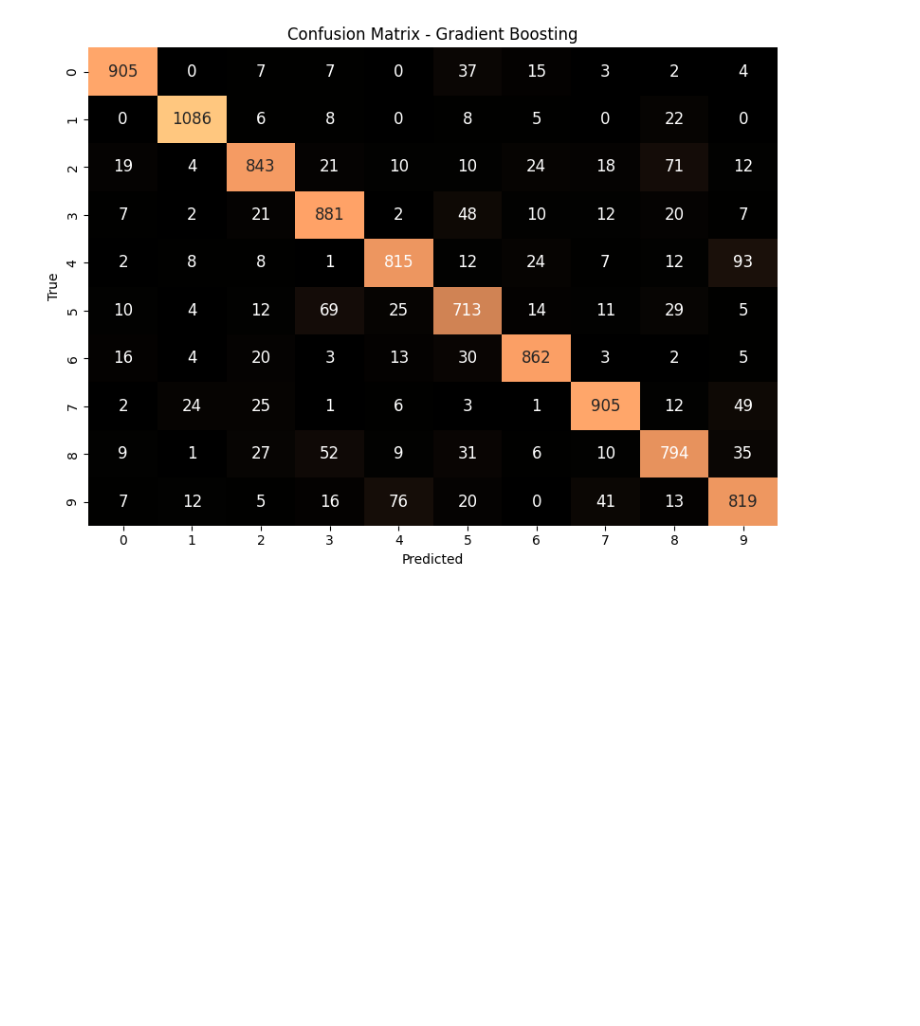
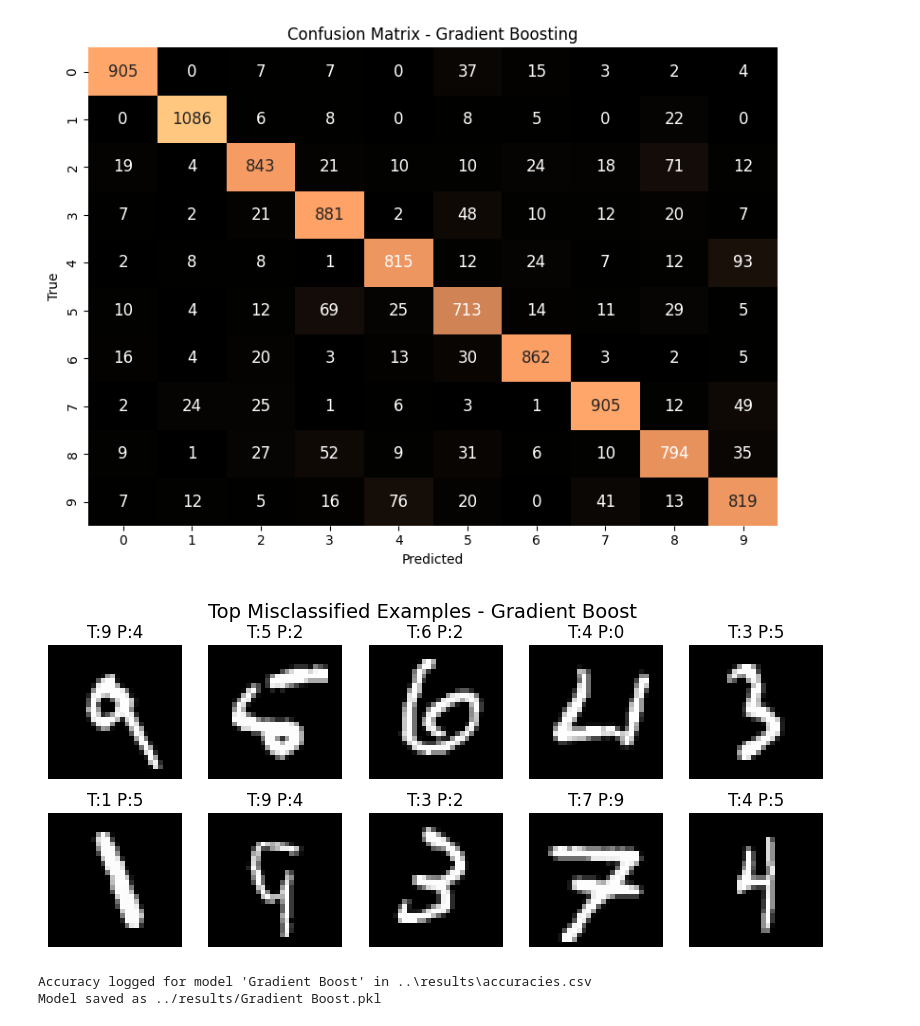
Before and after one commit to sripragnabitra/HandwrittenDigitsRecognition, a Jupyter notebook: notebooks/06_gradient_boost.ipynb, the cells around one changed output. Cells and saved outputs as stored; diff of their text form; code cells hidden in the pictures; blank space fills up the shorter version.

```diff
--- a/notebooks/06_gradient_boost.ipynb
+++ b/notebooks/06_gradient_boost.ipynb
@@ -55,6 +55,17 @@ plt.ylabel("True")
 plt.title("Confusion Matrix - Gradient Boosting")
 plt.tight_layout()
 plt.show()
+
+# Show misclassified examples
+misclassified_idx_rf = np.where(y_pred_gb != y_test)[0]
+plt.figure(figsize=(10, 4))
+for i, idx in enumerate(misclassified_idx_rf[:10]):
+    plt.subplot(2, 5, i+1)
+    plt.imshow(X_test[idx], cmap='gray')
+    plt.title(f"T:{y_test[idx]} P:{y_pred_gb[idx]}")
+    plt.axis('off')
+plt.suptitle("Top Misclassified Examples - Gradient Boost", fontsize=14)
+plt.show()
 # %% [output]
 Project root added to sys.path: d:\Handwritten Digit Recognition
 
@@ -64,13 +75,56 @@ Project root added to sys.path: d:\Handwritten Digit Recognition
 
  Classification Report:
               precision    recall  f1-score   support
 
            0       0.93      0.92      0.92       980
            1       0.95      0.96      0.95      1135
            2       0.87      0.82      0.84      1032
 ... (7 lines left out)
 
     accuracy                           0.86     10000
    macro avg       0.86      0.86      0.86     10000
 weighted avg       0.86      0.86      0.86     10000
 [figure]
+[figure, added]
+# %%
+import os
+import pandas as pd
+import joblib
+
+# Path for accuracy log file
+ACC_LOG = "results/model_accuracies.csv"
+
+# Append model name + accuracy
+model_name = "Gradient Boost"
+
+results_dir = os.path.join("..", "results")
+os.makedirs(results_dir, exist_ok=True)
+results_file = os.path.join(results_dir, "accuracies.csv")
+
+# Append or Create CSV
+if os.path.exists(results_file):
+    df = pd.read_csv(results_file)
+    df = df[["model_name", "accuracy_value"]] if "accuracy_value" in df.columns else pd.DataFrame(columns=["model_name", "accuracy_value"])
+else:
+    df = pd.DataFrame(columns=["model_name", "accuracy_value"])
+
+# Remove old entry if model already logged (to avoid duplicates)
+df = df[df["model_name"] != model_name]
+
+# Add new row
+df = pd.concat([df, pd.DataFrame([{
+    "model_name": model_name,
+    "accuracy_value": acc_gb
+}])], ignore_index=True)
+
+# Save
+df.to_csv(results_file, index=False)
+
+# Save model
+joblib.dump(gb_model, f"../results/{model_name}.pkl")
+
+print(f"Accuracy logged for model '{model_name}' in {results_file}")
+print(f"Model saved as ../results/{model_name}.pkl")
+# %% [output]
+Accuracy logged for model 'Gradient Boost' in ..\results\accuracies.csv
+Model saved as ../results/Gradient Boost.pkl
```
Also changed, not shown: parts of 1 cell of this notebook, 23 other files.
